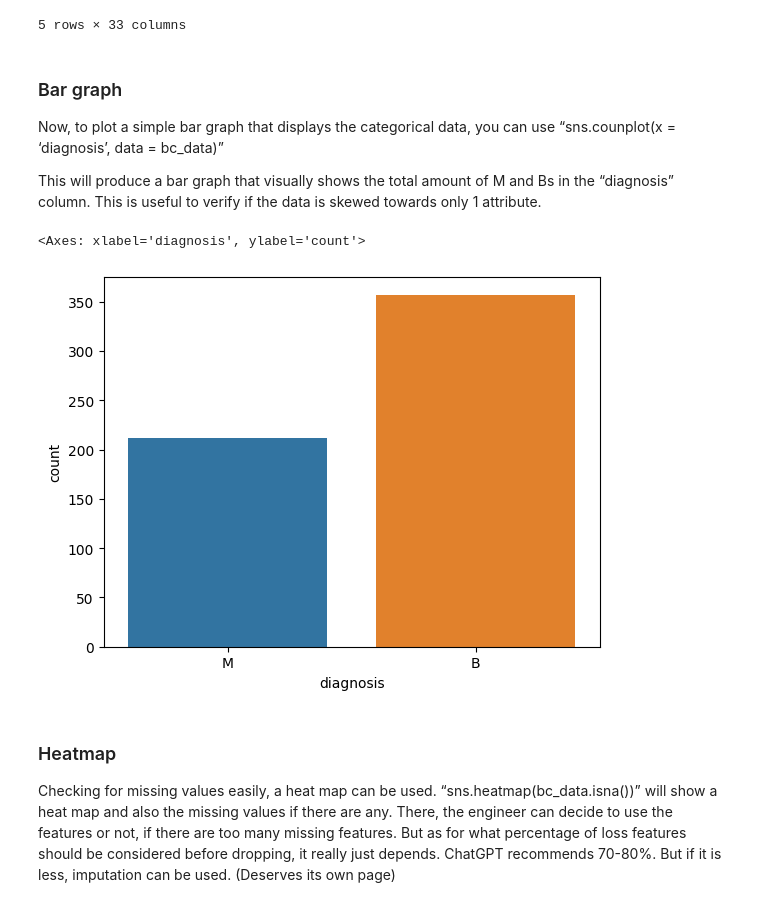
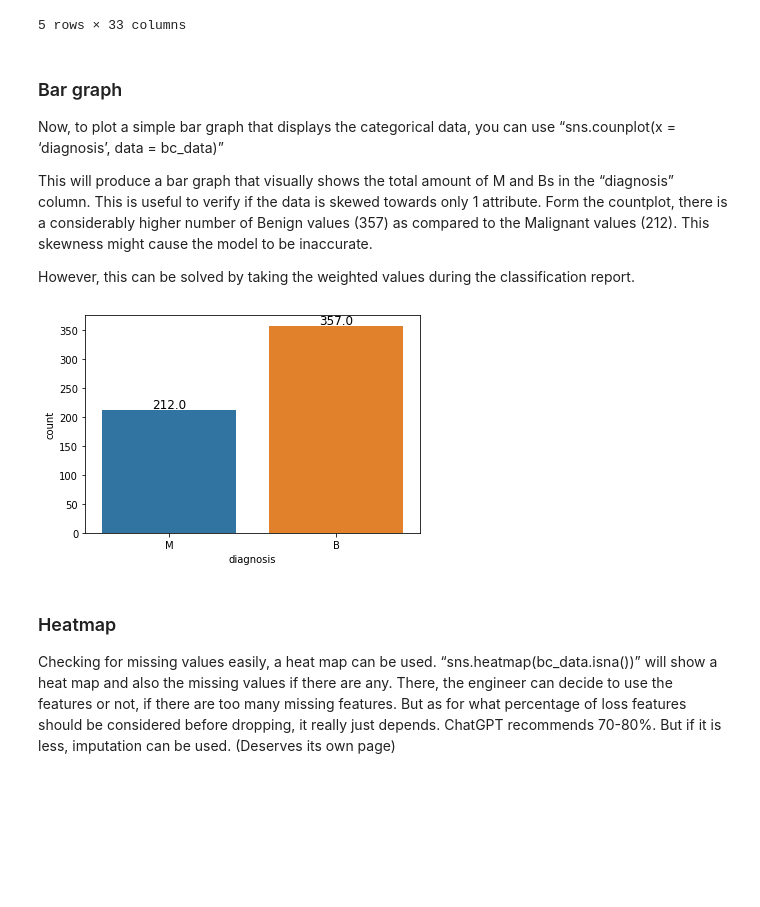
Before and after one commit to SSTengNic/MachineLearningProjects, a Jupyter notebook: breast cancer project/breast cancer.ipynb, the cells around one changed output. Saved outputs shown, nothing was run; the diff lists cells and outputs as text; code cells hidden in the pictures; blank space fills up the shorter version.

```diff
--- a/breast cancer project/breast cancer.ipynb
+++ b/breast cancer project/breast cancer.ipynb
@@ -31,12 +34,20 @@ bc_data.head()
 
 Now, to plot a simple bar graph that displays the categorical data, you can use “sns.counplot(x = ‘diagnosis’, data = bc_data)”
 
-This will produce a bar graph that visually shows the total amount of M and Bs in the “diagnosis” column. This is useful to verify if the data is skewed towards only 1 attribute.
+This will produce a bar graph that visually shows the total amount of M and Bs in the “diagnosis” column. This is useful to verify if the data is skewed towards only 1 attribute. Form the countplot, there is a considerably higher number of Benign values (357) as compared to the Malignant values (212). This skewness might cause the model to be inaccurate.
+
+ However, this can be solved by taking the weighted values during the classification report.
-# %%
-sns.countplot(x = 'diagnosis', data = bc_data)
-# %% [output]
-<Axes: xlabel='diagnosis', ylabel='count'>
-[figure, removed]
+# %%
+ax = sns.countplot(x='diagnosis', data=bc_data)
+
+# Calculate and add text labels for each bar
+for p in ax.patches:
+    ax.annotate(f'{p.get_height()}', (p.get_x() + p.get_width() / 2., p.get_height()), ha='center', va='center', fontsize=12, color='black', xytext=(0, 5), textcoords='offset points')
+
+# Show the plot
+plt.show()
+# %% [output]
+[figure, added]
 # %% [markdown]
 ### Heatmap
 
```
Also changed, not shown: parts of 14 cells of this notebook.
